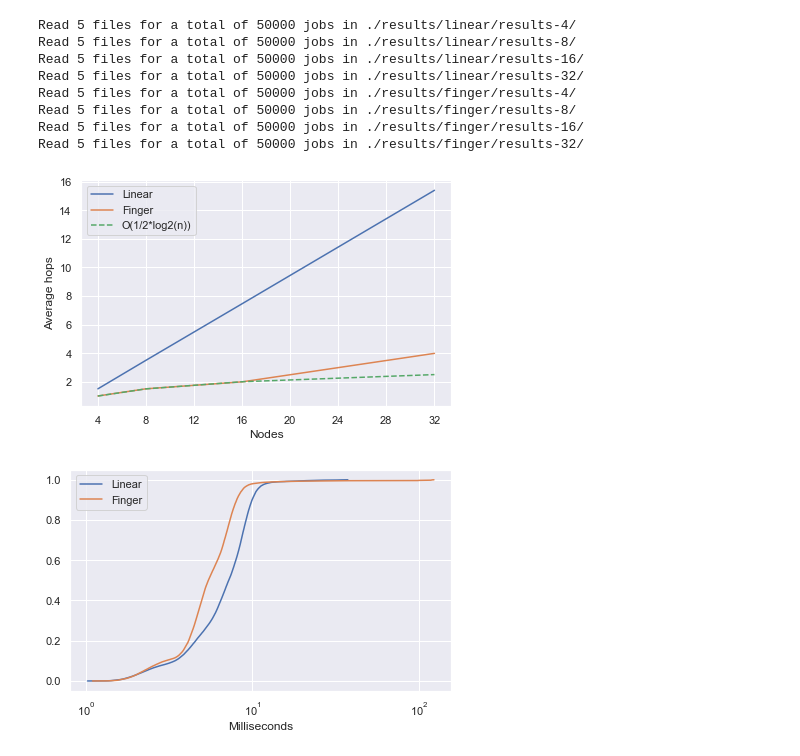
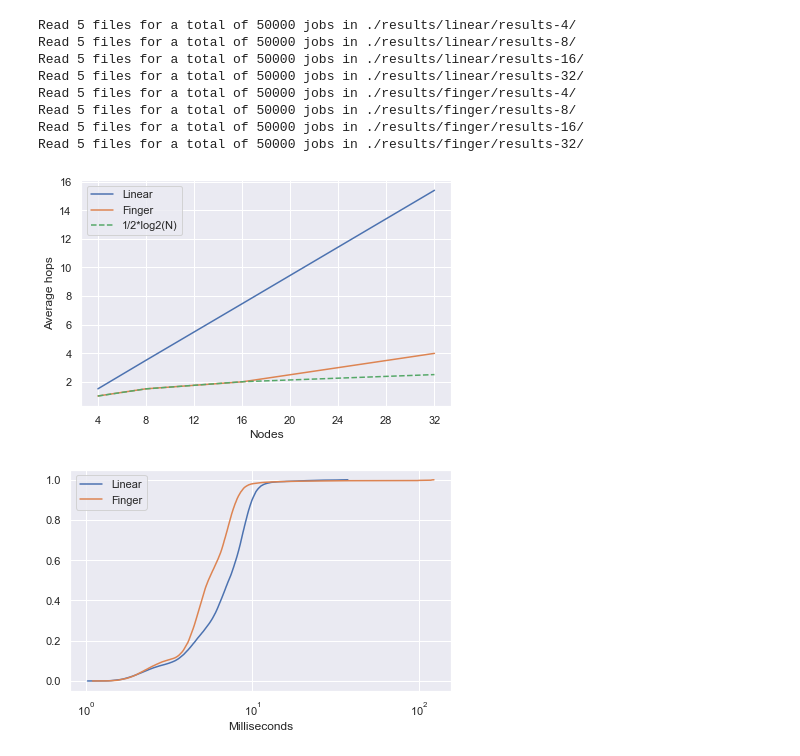
Before and after one commit to Trottero/ddps_2, a Jupyter notebook: experiment-1.ipynb, the cells around one changed output. Drawn from its saved outputs; the diff is of its cells as text; code cells hidden in the pictures.

```diff
--- a/experiment-1.ipynb
+++ b/experiment-1.ipynb
@@ -54,24 +54,24 @@ Read 5 files for a total of 50000 jobs in ./results/finger/results-32/
 # %%
 # Just do averages
 
 linear = np.array([[key, statistics.mean(linear_jobs[key][:, 1])] for key in linear_jobs])
 finger = np.array([[key, statistics.mean(finger_jobs[key][:, 1])] for key in finger_jobs])
 
 sns.set_theme()
 plt.xlabel('Nodes')
 plt.ylabel('Average hops')
 plt.xticks(np.arange(0, 33, 4))
 log = 0.5 * np.log2([4, 8, 16, 32])
 
 sns.lineplot(x=linear[:, 0], y=linear[:, 1], label='Linear')
 sns.lineplot(x=finger[:, 0], y=finger[:, 1], label='Finger')
-sns.lineplot(x=linear[:, 0], y=log, linestyle='dashed', label='O(1/2*log2(n))')
+sns.lineplot(x=linear[:, 0], y=log, linestyle='dashed', label='1/2*log2(N)')
 plt.tight_layout()
 plt.savefig('avg_hops_nodes.pdf')
 plt.show()
 plt.close()
 # %% [output]
-[figure, old version]
+[figure, new version]
 # %%
 # CDFs for running time
 for n_nodes in [4, 8, 16, 32]:
```
